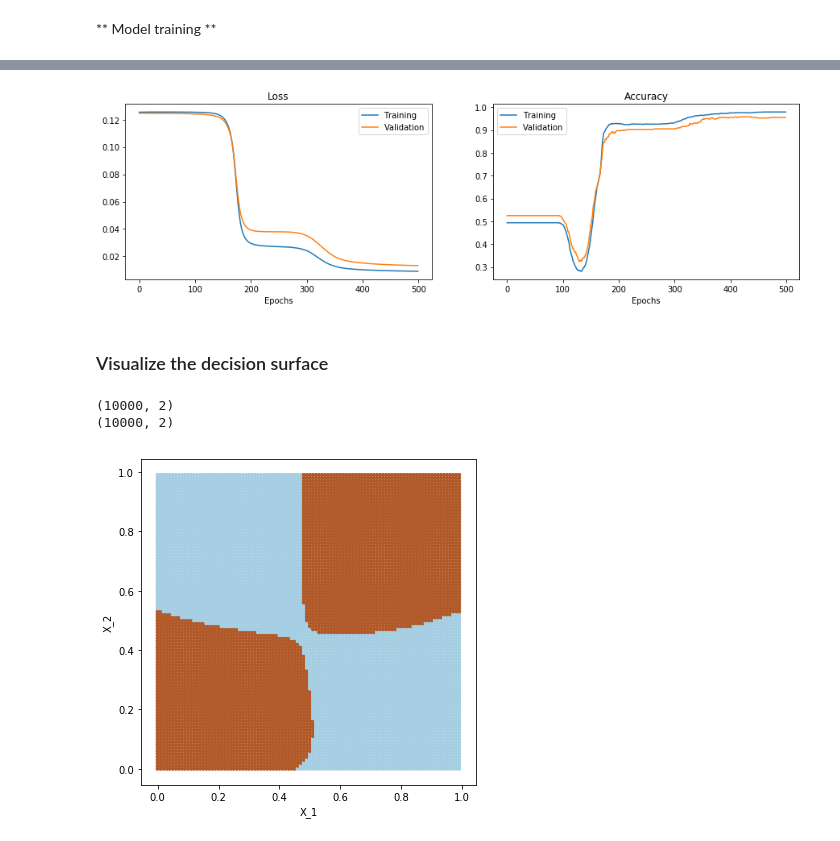
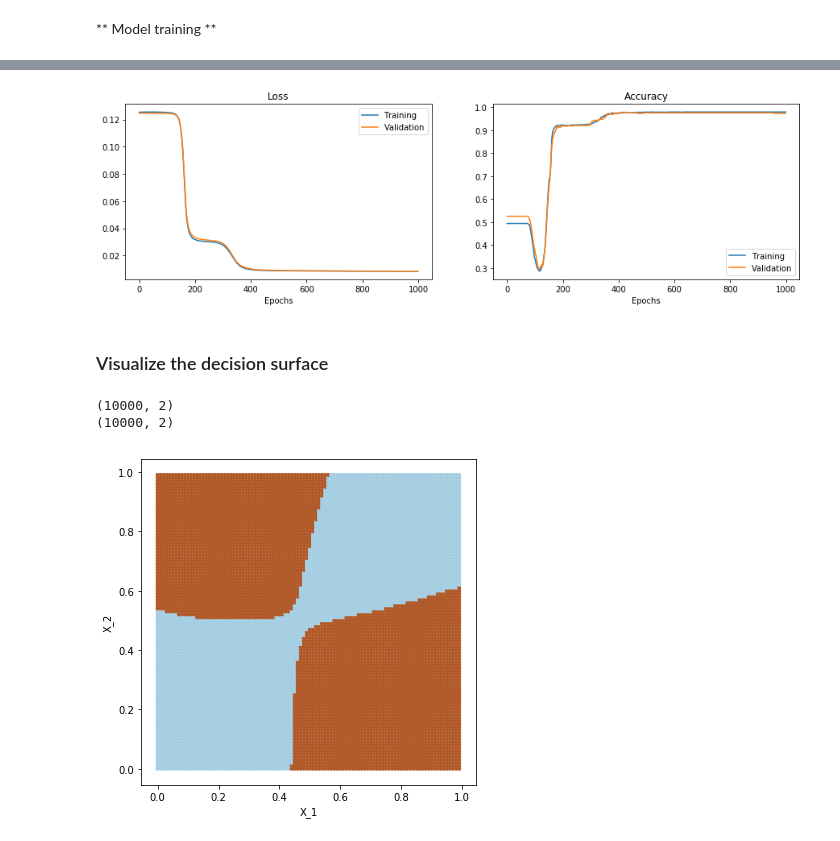
Before and after one commit to im-ant/COMP551_Applied_ML, a Jupyter notebook: algorithms/Artificial_Neural_Network.ipynb, the cells around one changed output, grey strips where cells are left out. Drawn from its saved outputs; the diff is of its cells as text; code cells hidden in the pictures.

Commit message:
Trained for more epochs for greater convergence

```diff
--- a/algorithms/Artificial_Neural_Network.ipynb
+++ b/algorithms/Artificial_Neural_Network.ipynb
@@ -150,7 +150,7 @@ class sequential_model:
         print(np.shape(self.layer_Primal_Out[-1]))
 
     ## Training and predictions ##
-    def train(self, train_X, train_y, epochs=10, validation=None, verbose=True):
+    def train(self, train_X, train_y, epochs=10, validation=None, verbose=True, verboMod=1):
         # Initialize some variables
         N_examples = np.shape(train_X)[0]
         feat_dim = np.shape(train_X)[1]
@@ -165,8 +165,8 @@ class sequential_model:
         ## Iterate through epochs ##
         for epoch_idx in range(0,epochs):
 
-            # Store loss for this epoch
-            #totalTrainingLossThisEpoch = 0.0
+            if verbose and (epoch_idx % verboMod == 0):
+                print("Epoch %d/%d\t| " % (epoch_idx+1, epochs), end='')
 
             # Iterate through each training example
             for ex_i in range(N_examples):
@@ -194,8 +194,7 @@ class sequential_model:
                 validationAccuracy[epoch_idx] = self.getAccuracy(valid_X, valid_y)
 
             # Output
-            if verbose:
-                print("Epoch %d/%d\t| " % (epoch_idx+1, epochs), end='')
+            if verbose and (epoch_idx % verboMod == 0):
                 print("loss: %f\t| " % trainingLoss[epoch_idx], end='')
                 print("acc: %f\t| " % trainingAccuracy[epoch_idx], end='')
                 if validation != None:
@@ -390,7 +389,7 @@ plt.show()
 model = sequential_model(alpha=0.08)
 
 model.input_layer(2)
-model.add_hidden(12, activation='sigmoid')
+model.add_hidden(14, activation='sigmoid')
 model.output_layer(2, activation='softmax')
 
 model.summarize()
@@ -401,9 +400,10 @@ Output layer:   (2, 1)
 # %% [markdown]
 ** Model training **
 # %%
-EPOCHS = 500
+EPOCHS = 1000
 trainingMetrics = model.train(X_train, y_train,
                               epochs=EPOCHS,
-                              validation=(X_test, y_test)
+                              validation=(X_test, y_test),
+                              verboMod=50
                              )
 # %% [output]
@@ -440,7 +443,7 @@ plt.title("Accuracy")
 plt.legend(['Training', 'Validation'])
 plt.show()
 # %% [output]
-[figure, old version]
+[figure, new version]
 # %% [markdown]
 ### Visualize the decision surface
 # %%
@@ -455,33 +458,33 @@ for x1 in x1_ranges:
     for x2 in x2_ranges:
         X_ranges[idx,0] = x1
         X_ranges[idx,1] = x2
         idx += 1
 print(np.shape(X_ranges))
 
 
 # Predict the datapoints
 y_ranges = model.predictProb(X_ranges)
 print(np.shape(y_ranges))
 
 # Assign label to the output
 ranges_predIndeces = np.argmax(y_ranges, axis=1)
 # Shift labels to be +1 and -1
-ranges_predIndeces = ranges_predIndeces * 2
-ranges_predIndeces = ranges_predIndeces - 1
+ranges_predIndeces = ranges_predIndeces * (-2)
+ranges_predIndeces = ranges_predIndeces + 1
 
 
 ## Visualize ##
 import matplotlib
 plt.figure(figsize=(6,6))
 simColourmap = plt.get_cmap('Paired')
 simCNorm = matplotlib.colors.Normalize(vmin=-1, vmax=1)
 # Plot the training set
 plt.scatter(X_ranges[:,0], X_ranges[:,1], marker='.', cmap=simColourmap, norm=simCNorm, c=ranges_predIndeces)
 # Labels
 plt.xlabel("X_1")
 plt.ylabel("X_2")
 plt.show()
 # %% [output]
 (10000, 2)
 (10000, 2)
-[figure, old version]
+[figure, new version]
```
Also changed, not shown: parts of 3 cells of this notebook.
